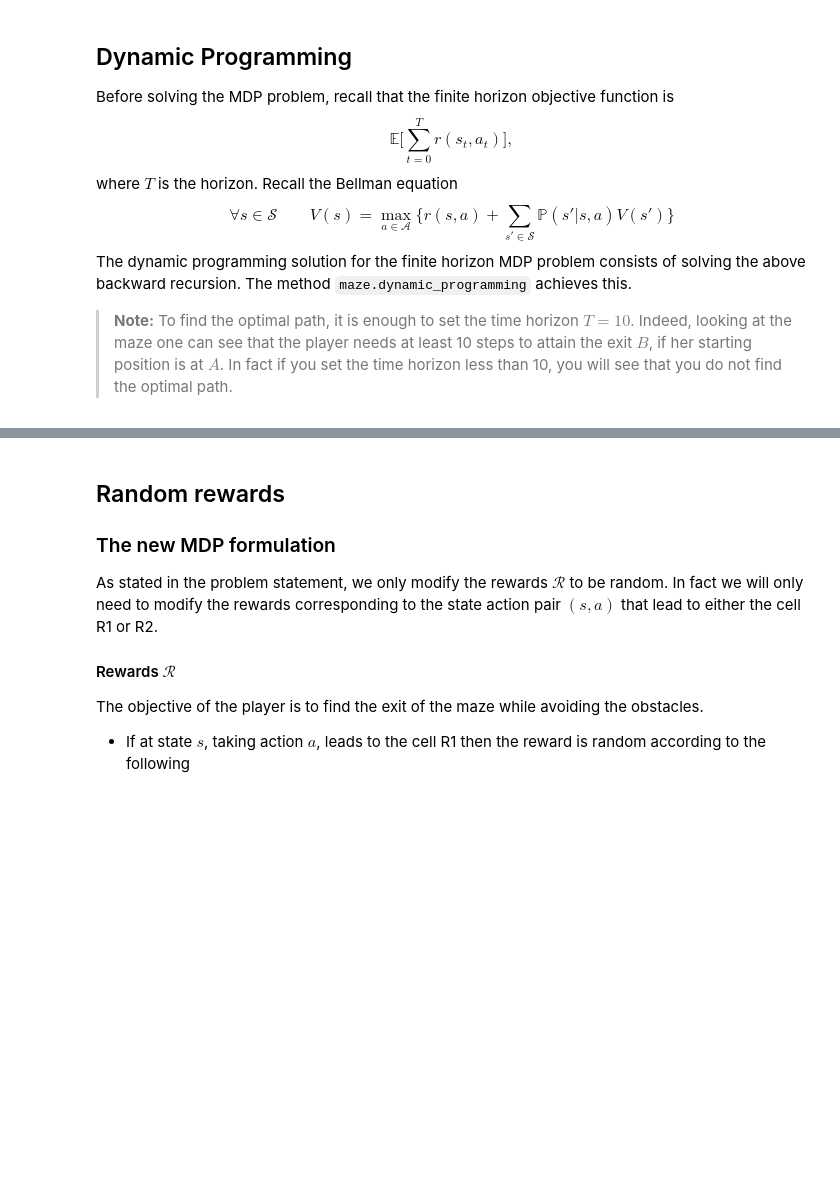
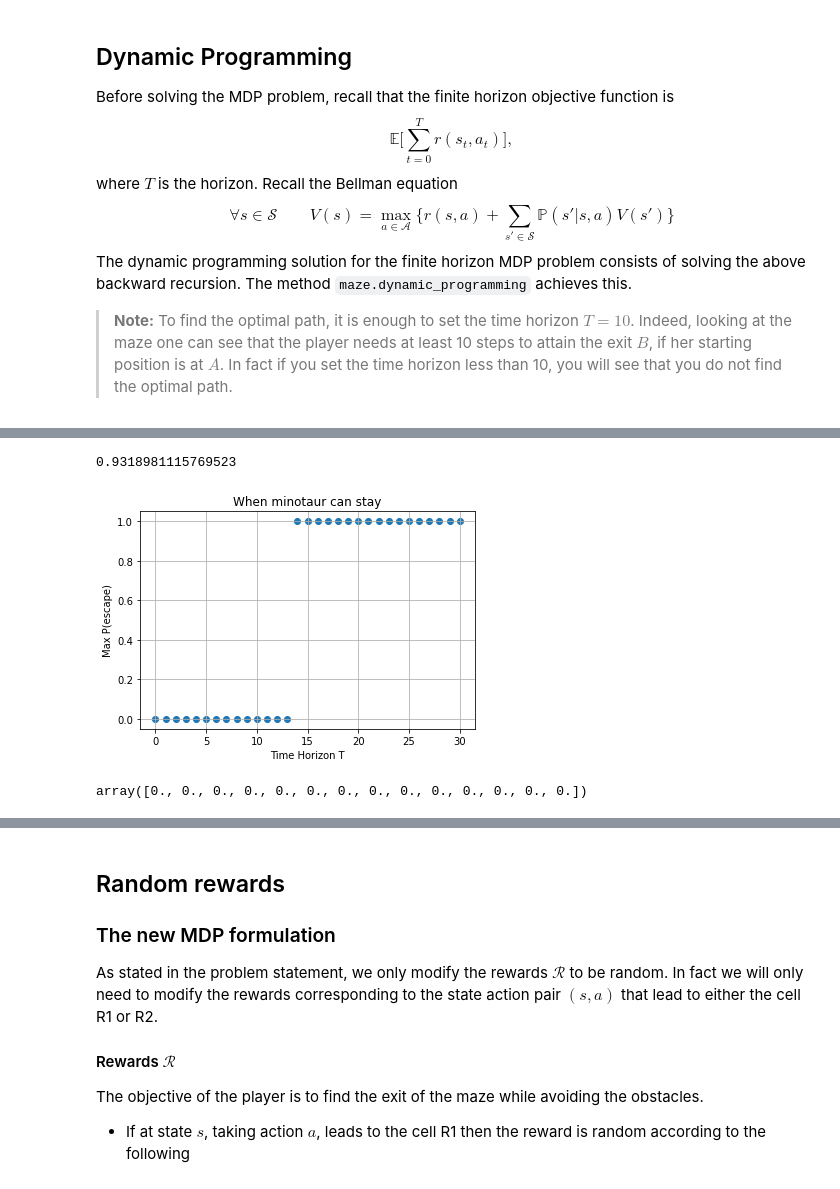
Before and after one commit to RobindeGrootNL/aMAZEing-RL-lab-1, a Jupyter notebook: lab1_p1.ipynb, the cells around one changed output, grey strips where cells are left out. Drawn from its saved outputs; the diff is of its cells as text; code cells hidden in the pictures; blank space fills up the shorter version.

```diff
--- a/lab1_p1.ipynb
+++ b/lab1_p1.ipynb
@@ -70,5 +70,5 @@ The above MDP formulation is implemented as a class ``maze.Maze`` in the file [m
 > **Note:** In the class `maze.Maze` each state $s = (i,j)$ is given a unique identifier $s_{id} \in \lbrace 0, , \dots, \vert S \vert -1 \rbrace$. In other words, the state space from an implementation perspective is viewed as the set of integers $\lbrace 0, , \dots, \vert S \vert -1 \rbrace$. This mapping is done via the dictionary `self.map` and its inverse mapping via the dictionary `self.states`.
 # %%
 # Create an environment maze
-env = mz.Maze(maze, minotaur_stay=False)
-env.show()
+env = mz.Maze(maze, minotaur_stay=False, cross_minotaur=True)
+#env.show()
@@ -112,6 +94,6 @@ The dynamic programming solution for the finite horizon MDP problem consists of
 > **Note:** To find the optimal path, it is enough to set the time horizon $T = 10$. Indeed, looking at the maze one can see that the player needs at least 10 steps to attain the exit $B$, if her starting position is at $A$. In fact if you set the time horizon less than 10, you will see that you do not find the optimal path.
 # %%
 # Finite horizon
-horizon = 20
+horizon = 13
 # Solve the MDP problem with dynamic programming
 V, policy= mz.dynamic_programming(env,horizon);
@@ -135,0 +163,4 @@ Q with correct starting positions:  [491.64076645 491.64076645 491.64076645 491.
+# %%
+V[0, 10, 0]
+# %% [output]
+0.9318981115769523
@@ -135,0 +169,24 @@ Q with correct starting positions:  [491.64076645 491.64076645 491.64076645 491.
+# %%
+max_probs = []
+start_player = env.map[(0,0)]
+start_minotaur = env.map[(6,5)]
+for T in range(0,31):
+    horizon = T
+    # Solve the MDP problem with dynamic programming
+    V, policy= mz.dynamic_programming(env,horizon)
+    # Value of start state at t=0
+    max_probs.append(V[start_player, start_minotaur, 0])
+_ = plt.title("When minotaur can stay")
+_ = plt.grid("on")
+_ = plt.xlabel("Time Horizon T")
+_ = plt.ylabel("Max P(escape)")
+_ = plt.scatter(range(0,len(max_probs)), max_probs)
+_ = plt.savefig("When minotaur can stay.png")
+# %% [output]
+[figure, added]
+# %%
+horizon=13
+V, policy= mz.dynamic_programming(env,horizon)
+V[start_player, start_minotaur, :]
+# %% [output]
+array([0., 0., 0., 0., 0., 0., 0., 0., 0., 0., 0., 0., 0., 0.])
```
Also changed, not shown: parts of 30 cells of this notebook, 4 other files.
